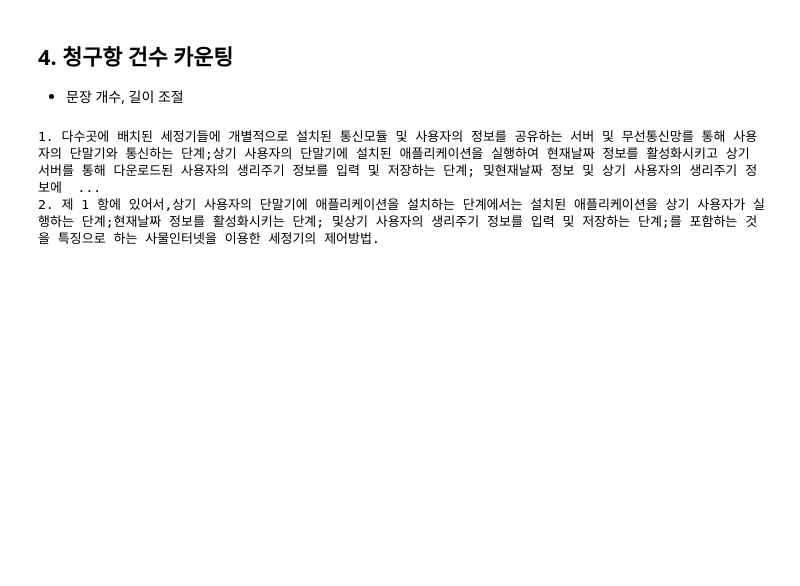
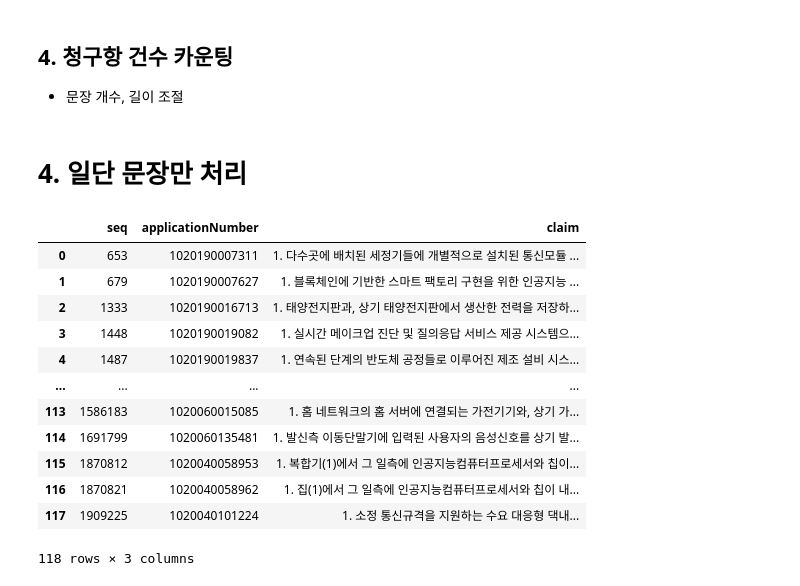
Before and after one commit to heejung-yu/patent, a Jupyter notebook: 1.data_preprocessing/create_llm_training_data.ipynb, the cells around one changed output. Drawn from its saved outputs; the diff is of its cells as text; code cells hidden in the pictures; blank space fills up the shorter version.

```diff
--- a/1.data_preprocessing/create_llm_training_data.ipynb
+++ b/1.data_preprocessing/create_llm_training_data.ipynb
@@ -103,10 +94,0 @@ for _, row in claim_df.iterrows():
-# %%
-row_claim_dict = {}
-split_claim = original_claim.split("\n")
-row_claim_dict['문장개수'] = len(split_claim)
-
-for claim in split_claim:
-    print(claim)
-# %% [output]
-1. 다수곳에 배치된 세정기들에 개별적으로 설치된 통신모듈 및 사용자의 정보를 공유하는 서버 및 무선통신망를 통해 사용자의 단말기와 통신하는 단계;상기 사용자의 단말기에 설치된 애플리케이션을 실행하여 현재날짜 정보를 활성화시키고 상기 서버를 통해 다운로드된 사용자의 생리주기 정보를 입력 및 저장하는 단계; 및현재날짜 정보 및 상기 사용자의 생리주기 정보에  ...
-2. 제 1 항에 있어서,상기 사용자의 단말기에 애플리케이션을 설치하는 단계에서는 설치된 애플리케이션을 상기 사용자가 실행하는 단계;현재날짜 정보를 활성화시키는 단계; 및상기 사용자의 생리주기 정보를 입력 및 저장하는 단계;를 포함하는 것을 특징으로 하는 사물인터넷을 이용한 세정기의 제어방법.
@@ -112,0 +113,26 @@ for claim in split_claim:
+# %% [markdown]
+# 4. 일단 문장만 처리
+# %%
+# 불용어 제거
+def delete_word(text: str)->str:
+    delete_word = ["삭제", "<P INDENT='14' ALIGN='JUSTIFIED'>", "</P>", "\n"]
+    for delete in delete_word:
+        text = text.replace(delete, "", -1)
+    return text
+
+claim_df['claim'] = claim_df['claim'].apply(lambda data: delete_word(data))
+claim_df
+# %% [output]
+|  | seq | applicationNumber | claim |
+| 0 | 653 | 1020190007311 | 1. 다수곳에 배치된 세정기들에 개별적으로 설치된 통신모듈 ... |
+| 1 | 679 | 1020190007627 | 1. 블록체인에 기반한 스마트 팩토리 구현을 위한 인공지능 ... |
+| 2 | 1333 | 1020190016713 | 1. 태양전지판과, 상기 태양전지판에서 생산한 전력을 저장하... |
+| 3 | 1448 | 1020190019082 | 1. 실시간 메이크업 진단 및 질의응답 서비스 제공 시스템으... |
+| 4 | 1487 | 1020190019837 | 1. 연속된 단계의 반도체 공정들로 이루어진 제조 설비 시스... |
+| ... | ... | ... | ... |
+| 113 | 1586183 | 1020060015085 | 1. 홈 네트워크의 홈 서버에 연결되는 가전기기와, 상기 가... |
+| 114 | 1691799 | 1020060135481 | 1. 발신측 이동단말기에 입력된 사용자의 음성신호를 상기 발... |
+| 115 | 1870812 | 1020040058953 | 1. 복합기(1)에서 그 일측에 인공지능컴퓨터프로세서와 칩이... |
+| 116 | 1870821 | 1020040058962 | 1. 집(1)에서 그 일측에 인공지능컴퓨터프로세서와 칩이 내... |
+| 117 | 1909225 | 1020040101224 | 1. 소정 통신규격을 지원하는 수요 대응형 댁내... |
+118 rows × 3 columns
```
Also changed, not shown: parts of 24 cells of this notebook, 3 other files.
